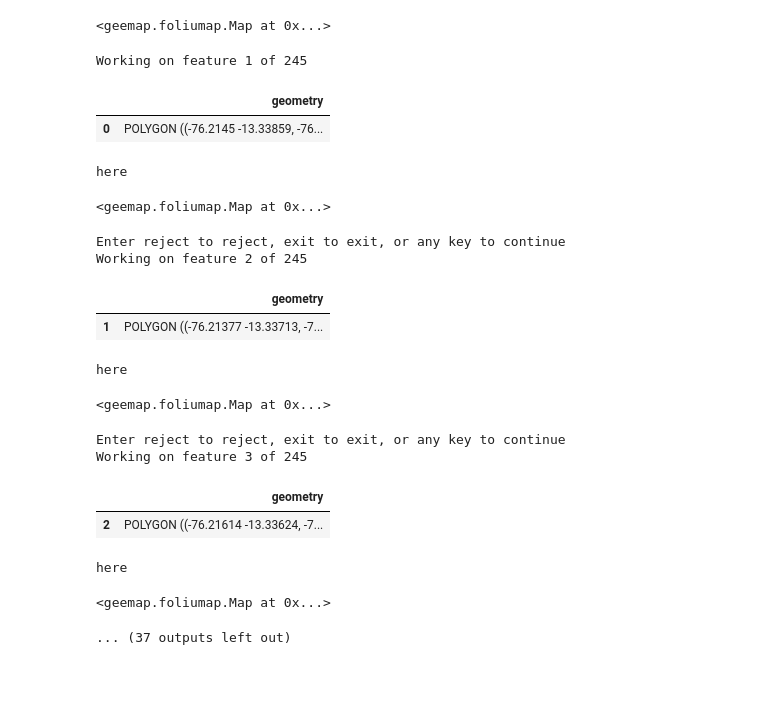
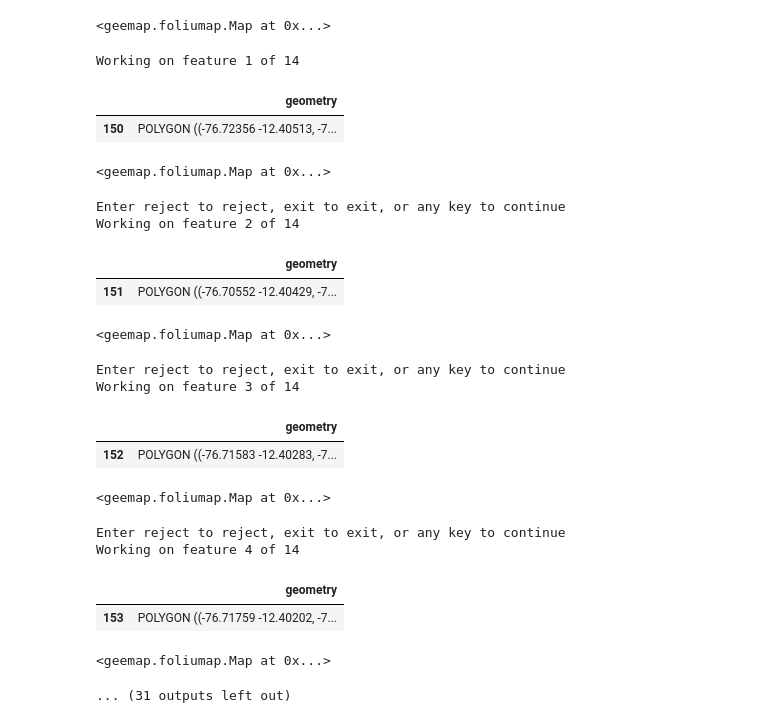
Before and after one commit to rachelemason/CAFO-AI, a Jupyter notebook: 7_heldOutRegions.ipynb, the cells around one changed output. Drawn from its saved outputs; the diff is of its cells as text; code cells hidden in the pictures; blank space fills up the shorter version.

Commit message:
Added several new test regions to 7_heldOutRegions, 9_getSentinel, and 13_testModel. Also modified 7+9 to handle multiple test regions with less code

```diff
--- a/7_heldOutRegions.ipynb
+++ b/7_heldOutRegions.ipynb
@@ -27,0 +62,9 @@ Drive already mounted at /content/drive; to attempt to forcibly remount, call dr
+# %%
+# INDONESIA
+
+indonesia = {"Name": "Indonesia", "Code": "IDN"}
+indonesia["CRS"] = "EPSG:23830"
+
+indonesia["Boundary latlon"] = [(-8.038623, 112.071479), (-8.002048, 112.071241),\
+                                (-8.000147, 111.994968), (-8.051074, 112.010754)]
+indonesia = create_polygon_etc(indonesia, "Indonesia")
@@ -59,32 +151,0 @@ gdf.to_file(f"{path}India.shp")
-# %%
-# THAILAND
-
-thailand = {"Name": "Thailand", "Code": "THA"}
-thailand["CRS"] = "EPSG:24047"
-
-thailand["Boundary latlon"] = [(13.274320, 99.816416), (13.262629, 99.723449),\
-                               (13.473833, 99.591679), (13.489666, 99.724536)]
-thailand["Boundary lonlat"] = [x[::-1] for x in thailand["Boundary latlon"]]
-thailand["Boundary"]= Polygon(thailand["Boundary lonlat"])
-
-# Save the region boundary for later use
-gdf = gpd.GeoDataFrame(crs="EPSG:4326", geometry=[thailand["Boundary"]])
-thailand["Boundary gdf"] = gdf
-gdf.to_file(f"{path}Thailand.shp")
-# %%
-# PERU
-
-peru = {"Name": "Peru", "Code": "PER"}
-peru["CRS"] = "EPSG:5387" #UTM 18S
-
-peru["Boundary latlon"] = [(-13.437699, -76.128270), (-13.463783, -76.130057),\
-                           (-13.453825, -75.982573), (-13.107994, -76.077131),\
-                           (-13.221282, -76.244480), (-13.322838, -76.241936),\
-                           (-13.399845, -76.110958), ]
-peru["Boundary lonlat"] = [x[::-1] for x in peru["Boundary latlon"]]
-peru["Boundary"]= Polygon(peru["Boundary lonlat"])
-
-# Save the region boundary for later use
-gdf = gpd.GeoDataFrame(crs="EPSG:4326", geometry=[peru["Boundary"]])
-peru["Boundary gdf"] = gdf
-gdf.to_file(f"{path}Peru.shp")
@@ -93,7 +175,7 @@ min_building_size=800
 sentinel_bands = ['B4', 'B3', 'B2']
 sentinel_year = 2023
 
-where = peru
+where = indonesia
 # %%
 # Obtain a feature collection of buildings > min_building_size within the
 # specified boundary
@@ -212,24 +294,26 @@ Map
 # %%
 # Step through each of the boxes. Use the "reject" option to mark the CAFOs,
 # we'll use the returned list to label them afterwards
 
-cafos1 = explore.loop_over_buildings(boxes, sentinel=sentinel)
+cafos = explore.loop_over_buildings(boxes[150:], sentinel=None)
 # %% [output]
-Working on feature 1 of 245
+Working on feature 1 of 14
 |  | geometry |
-| 0 | POLYGON ((-76.2145 -13.33859, -76... |
+| 150 | POLYGON ((-76.72356 -12.40513, -7... |
-here
+<geemap.foliumap.Map at 0x...>
-<geemap.foliumap.Map at 0x...>
+Enter reject to reject, exit to exit, or any key to continue
+Working on feature 2 of 14
+|  | geometry |
+| 151 | POLYGON ((-76.70552 -12.40429, -7... |
-Enter reject to reject, exit to exit, or any key to continue
-Working on feature 2 of 245
+<geemap.foliumap.Map at 0x...>
-|  | geometry |
-| 1 | POLYGON ((-76.21377 -13.33713, -7... |
-here
+Enter reject to reject, exit to exit, or any key to continue
+Working on feature 3 of 14
+|  | geometry |
+| 152 | POLYGON ((-76.71583 -12.40283, -7... |
 <geemap.foliumap.Map at 0x...>
 Enter reject to reject, exit to exit, or any key to continue
-Working on feature 3 of 245
+Working on feature 4 of 14
-|  | geometry |
-| 2 | POLYGON ((-76.21614 -13.33624, -7... |
+|  | geometry |
+| 153 | POLYGON ((-76.71759 -12.40202, -7... |
-here
+<geemap.foliumap.Map at 0x...>
-<geemap.foliumap.Map at 0x...>
+... (31 outputs left out)
-... (37 outputs left out)
```
Also changed, not shown: parts of 19 cells of this notebook.
